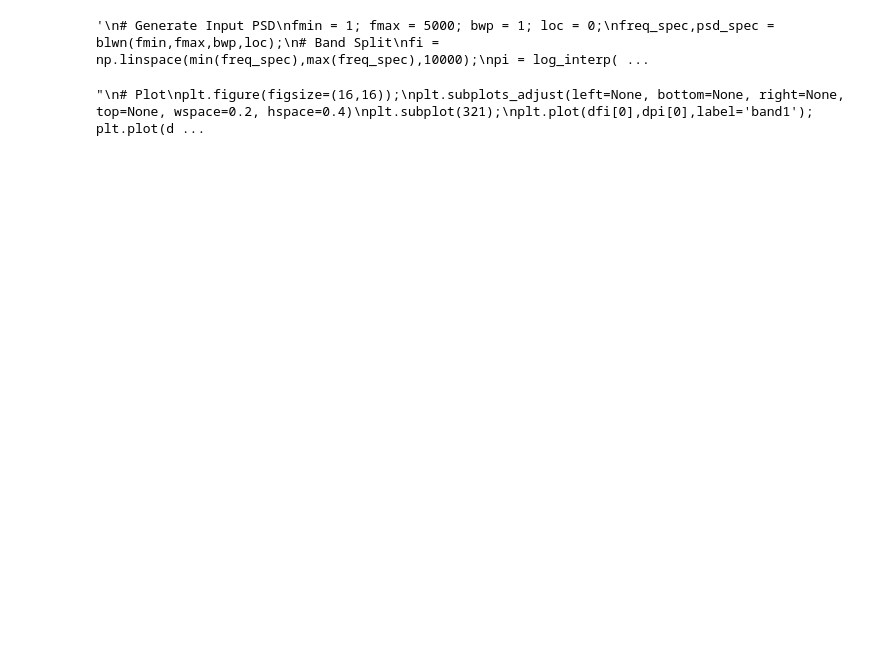
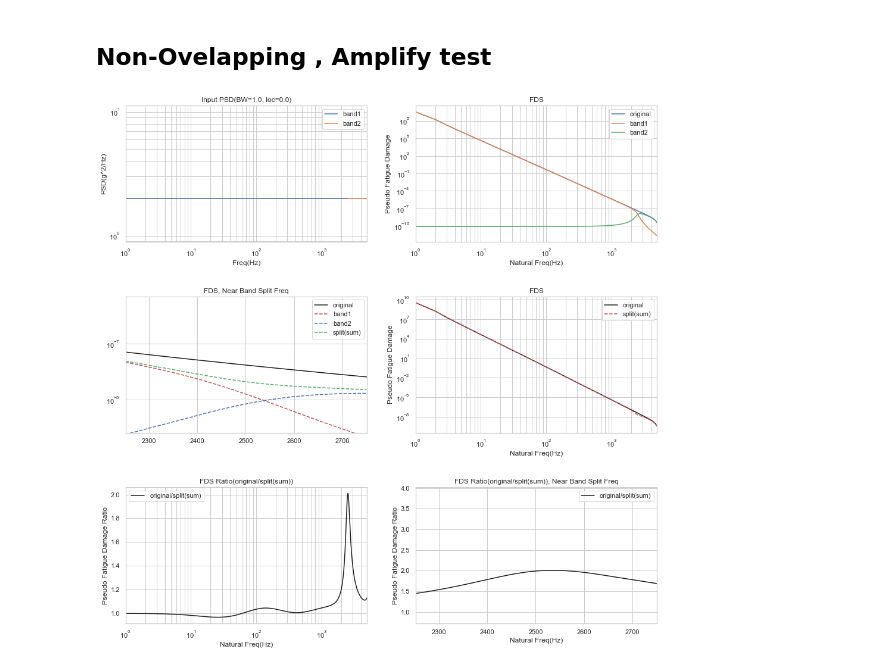
Before and after one commit to wonho13/work, a Jupyter notebook: 논문/2021/functions.ipynb, the cells around one changed output. Cells and saved outputs as stored; diff of their text form; code cells hidden in the pictures; blank space fills up the shorter version.

```diff
--- a/논문/2021/functions.ipynb
+++ b/논문/2021/functions.ipynb
@@ -117,8 +117,9 @@ def band_split(fi,pi,nb): # fi : interpolated freq, ai : interpolated psd, nb :
     for i in range(nb):
         dfi.append(fi[idx[i]:idx[i+1]+1]); dpi.append(pi[idx[i]:idx[i+1]+1]);
     return dfi,dpi
+# %% [markdown]
+## Non-Ovelapping , Amplify test
 # %%
-"""
 # Generate Input PSD
 fmin = 1; fmax = 5000; bwp = 1; loc = 0;
 freq_spec,psd_spec = blwn(fmin,fmax,bwp,loc);
@@ -127,14 +128,10 @@ fi = np.linspace(min(freq_spec),max(freq_spec),10000);
 pi = log_interp(fi,freq_spec,psd_spec);
 dfi,dpi = band_split(fi,pi,2);
 # Calculate FDS
-fn,D = FDS_dirlik(fi,pi,zeta=0.01,m=4,T=1,C=1);
-fn,D1 = FDS_dirlik(dfi[0],dpi[0],zeta=0.01,m=4,T=1,C=1);
-fn,D2 = FDS_dirlik(dfi[1],dpi[1],zeta=0.01,m=4,T=1,C=1);
-"""
+fn,D  = FDS_dirlik(fi    ,pi      ,zeta=0.1,m=8,T=1,C=1);
+fn,D1 = FDS_dirlik(dfi[0],dpi[0]*1,zeta=0.1,m=8,T=1,C=1);
+fn,D2 = FDS_dirlik(dfi[1],dpi[1]*1,zeta=0.1,m=8,T=1,C=1);
-# %% [output]
-'\n# Generate Input PSD\nfmin = 1; fmax = 5000; bwp = 1; loc = 0;\nfreq_spec,psd_spec = blwn(fmin,fmax,bwp,loc);\n# Band Split\nfi = np.linspace(min(freq_spec),max(freq_spec),10000);\npi = log_interp( ...
 # %%
-"""
 # Plot
 plt.figure(figsize=(16,16));
 plt.subplots_adjust(left=None, bottom=None, right=None, top=None, wspace=0.2, hspace=0.4)
@@ -147,36 +144,35 @@ plt.plot(fn,D,label='original'); plt.plot(fn,D1,label='band1'); plt.plot(fn,D2,l
 plt.xscale('log'); plt.yscale('log'); plt.legend(); plt.xlim(fmin,fmax);
 plt.title('FDS'); plt.xlabel('Natural Freq(Hz)'); plt.ylabel('Pseudo Fatigue Damage');
 plt.grid(b=True, which='both', linestyle='-');
 plt.subplot(323);
 xlim1 = max(dfi[0])*0.9; xlim2 = min(dfi[1])*1.1;
 ylim1 = min(D[(fn>xlim1)&(fn<xlim2)])*0.1;
 ylim2 = max(D[(fn>xlim1)&(fn<xlim2)])*10;
 plt.plot(fn,D,'k-',label='original'); plt.plot(fn,D1,'r--',label='band1'); plt.plot(fn,D2,'b--',label='band2');
 plt.plot(fn,D1+D2,'g--',label='split(sum)');  plt.yscale('log');
 plt.legend(); plt.xlim(xlim1,xlim2); plt.ylim(ylim1,ylim2);
 plt.title('FDS, Near Band Split Freq');
 plt.grid(b=True, which='major', linestyle='-');
 plt.subplot(324);
 plt.plot(fn,D,'k-',label='original'); plt.plot(fn,D1+D2,'r--',label='split(sum)');
 plt.xscale('log'); plt.yscale('log'); plt.legend(); plt.xlim(fmin,fmax);
 plt.title('FDS'); plt.xlabel('Natural Freq(Hz)'); plt.ylabel('Pseudo Fatigue Damage');
 plt.grid(b=True, which='both', linestyle='-');
 plt.subplot(325);
 rD = D/(D1+D2);
 plt.plot(fn,rD,'k-',label='original/split(sum)');
 plt.legend(); plt.xlim(fmin,fmax);
 plt.xscale('log'); plt.title('FDS Ratio(original/split(sum))'); plt.xlabel('Natural Freq(Hz)'); plt.ylabel('Pseudo Fatigue Damage Ratio');
 plt.grid(b=True, which='both', linestyle='-');
 plt.subplot(326);
 plt.plot(fn,rD,'k-',label='original/split(sum)');
 ylim1 = min(rD[(fn>xlim1)&(fn<xlim2)])*0.5; ylim2 = max(rD[(fn>xlim1)&(fn<xlim2)])*2;
 plt.grid(which='both'); plt.legend(); plt.xlim(xlim1,xlim2); plt.ylim(ylim1,ylim2);
 plt.title('FDS Ratio(original/split(sum)), Near Band Split Freq'); plt.xlabel('Natural Freq(Hz)'); plt.ylabel('Pseudo Fatigue Damage Ratio');\
 plt.grid(b=True, which='both', linestyle='-');
-plt.savefig('BW%.1f_LOC%.1f.png'%(bwp,loc), dpi=300);
-"""
+plt.savefig('BW%.1f_LOC%.1f_10d_8m_x1.png'%(bwp,loc), dpi=300);  # Bandwidth, Location, 1% damping FDS, m = 4, psd 1배
 # %% [output]
-"\n# Plot\nplt.figure(figsize=(16,16));\nplt.subplots_adjust(left=None, bottom=None, right=None, top=None, wspace=0.2, hspace=0.4)\nplt.subplot(321);\nplt.plot(dfi[0],dpi[0],label='band1'); plt.plot(d ...
+[figure, added]
 # %%
 for i in range(1,10):
     for j in range(11):
```
Also changed, not shown: parts of 6 cells of this notebook, 2 other files.
